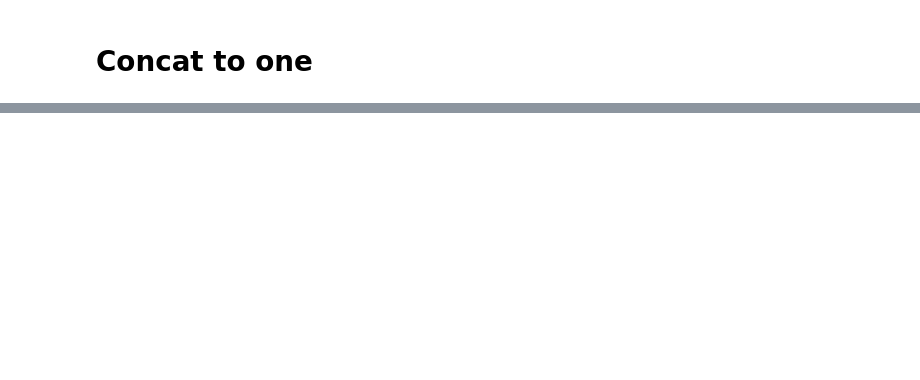
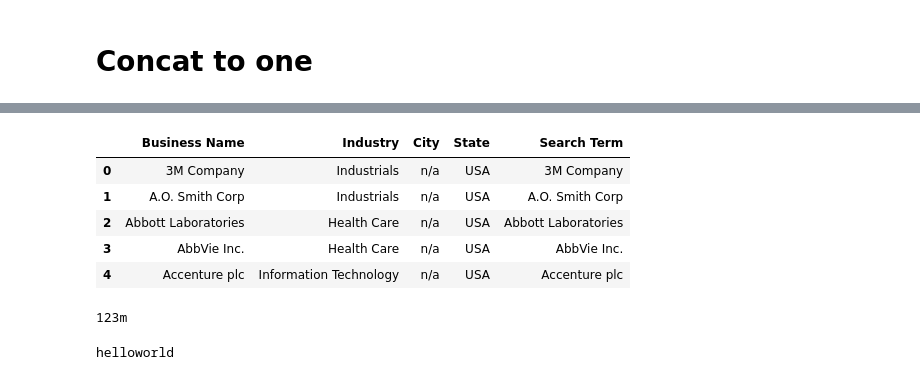
Before and after one commit to skpark-tech/NamingMatters, a Jupyter notebook: Business License Data.ipynb, the cells around one changed output, grey strips where cells are left out. Cells and saved outputs as stored; diff of their text form; code cells hidden in the pictures; blank space fills up the shorter version.

```diff
--- a/Business License Data.ipynb
+++ b/Business License Data.ipynb
@@ -377,0 +1085,11 @@ type(result['Business Name'])
+# %%
+result['Search Term'] = result['Business Name']
+# %%
+result.head()
+# %% [output]
+|  | Business Name | Industry | City | State | Search Term |
+| 0 | 3M Company | Industrials | n/a | USA | 3M Company |
+| 1 | A.O. Smith Corp | Industrials | n/a | USA | A.O. Smith Corp |
+| 2 | Abbott Laboratories | Health Care | n/a | USA | Abbott Laboratories |
+| 3 | AbbVie Inc. | Health Care | n/a | USA | AbbVie Inc. |
+| 4 | Accenture plc | Information Technology | n/a | USA | Accenture plc |
@@ -377,0 +1113,10 @@ type(result['Business Name'])
+# %%
+print(nameCleaner("..123!@# M company"))
+# %% [output]
+123m
+# %%
+tester = "hello !@#^ world"
+tester = re.sub('[^A-Za-z0-9]+', '',tester)
+print(tester)
+# %% [output]
+helloworld
```
Also changed, not shown: parts of 107 cells of this notebook.
